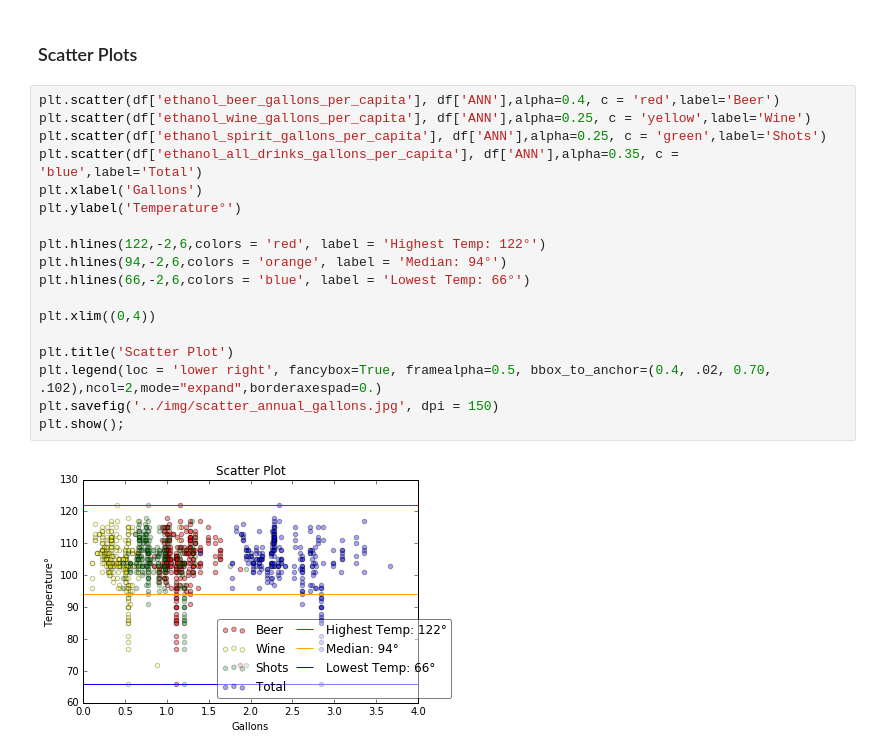
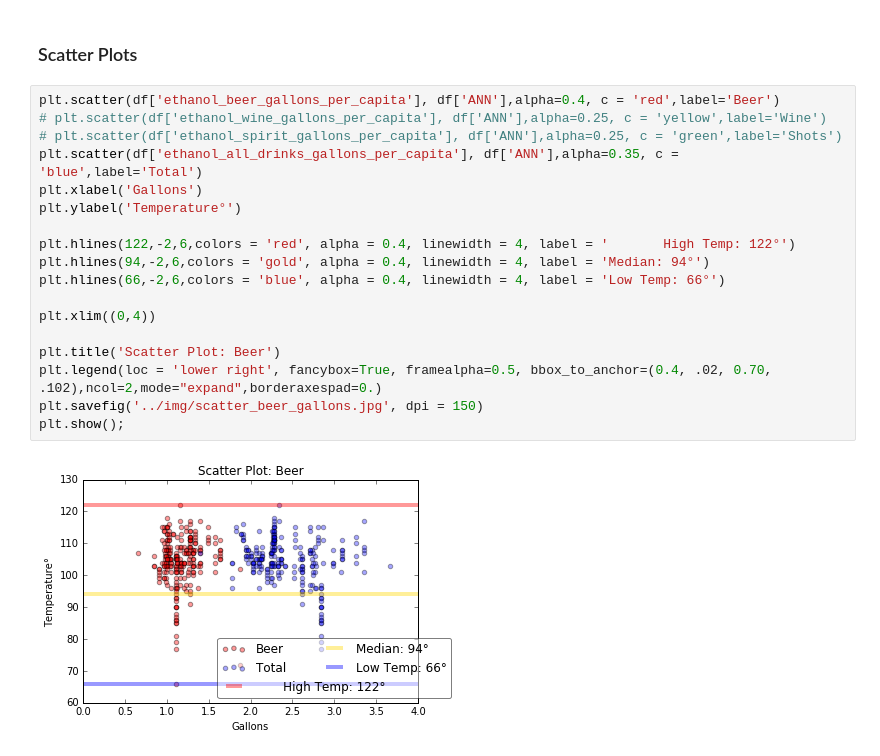
Before and after one commit to MatthewNewell006/alcohol_consumption, a Jupyter notebook: jupyter/2015_Analysis.ipynb, the cells around one changed output. Saved outputs shown, nothing was run; the diff lists cells and outputs as text.

```diff
--- a/jupyter/2015_Analysis.ipynb
+++ b/jupyter/2015_Analysis.ipynb
@@ -110,21 +110,21 @@ plt.show()
 ### Scatter Plots
 # %%
 plt.scatter(df['ethanol_beer_gallons_per_capita'], df['ANN'],alpha=0.4, c = 'red',label='Beer')
-plt.scatter(df['ethanol_wine_gallons_per_capita'], df['ANN'],alpha=0.25, c = 'yellow',label='Wine')
-plt.scatter(df['ethanol_spirit_gallons_per_capita'], df['ANN'],alpha=0.25, c = 'green',label='Shots')
+# plt.scatter(df['ethanol_wine_gallons_per_capita'], df['ANN'],alpha=0.25, c = 'yellow',label='Wine')
+# plt.scatter(df['ethanol_spirit_gallons_per_capita'], df['ANN'],alpha=0.25, c = 'green',label='Shots')
 plt.scatter(df['ethanol_all_drinks_gallons_per_capita'], df['ANN'],alpha=0.35, c = 'blue',label='Total')
 plt.xlabel('Gallons')
 plt.ylabel('Temperature°')
 
-plt.hlines(122,-2,6,colors = 'red', label = 'Highest Temp: 122°')
-plt.hlines(94,-2,6,colors = 'orange', label = 'Median: 94°')
-plt.hlines(66,-2,6,colors = 'blue', label = 'Lowest Temp: 66°')
+plt.hlines(122,-2,6,colors = 'red', alpha = 0.4, linewidth = 4, label = '       High Temp: 122°')
+plt.hlines(94,-2,6,colors = 'gold', alpha = 0.4, linewidth = 4, label = 'Median: 94°')
+plt.hlines(66,-2,6,colors = 'blue', alpha = 0.4, linewidth = 4, label = 'Low Temp: 66°')
 
 plt.xlim((0,4))
 
-plt.title('Scatter Plot')
+plt.title('Scatter Plot: Beer')
 plt.legend(loc = 'lower right', fancybox=True, framealpha=0.5, bbox_to_anchor=(0.4, .02, 0.70, .102),ncol=2,mode="expand",borderaxespad=0.)
-plt.savefig('../img/scatter_annual_gallons.jpg', dpi = 150)
+plt.savefig('../img/scatter_beer_gallons.jpg', dpi = 150)
 plt.show();
 # %% [output]
-[figure, old version]
+[figure, new version]
```
Also changed, not shown: parts of 6 cells of this notebook, 9 other files.
